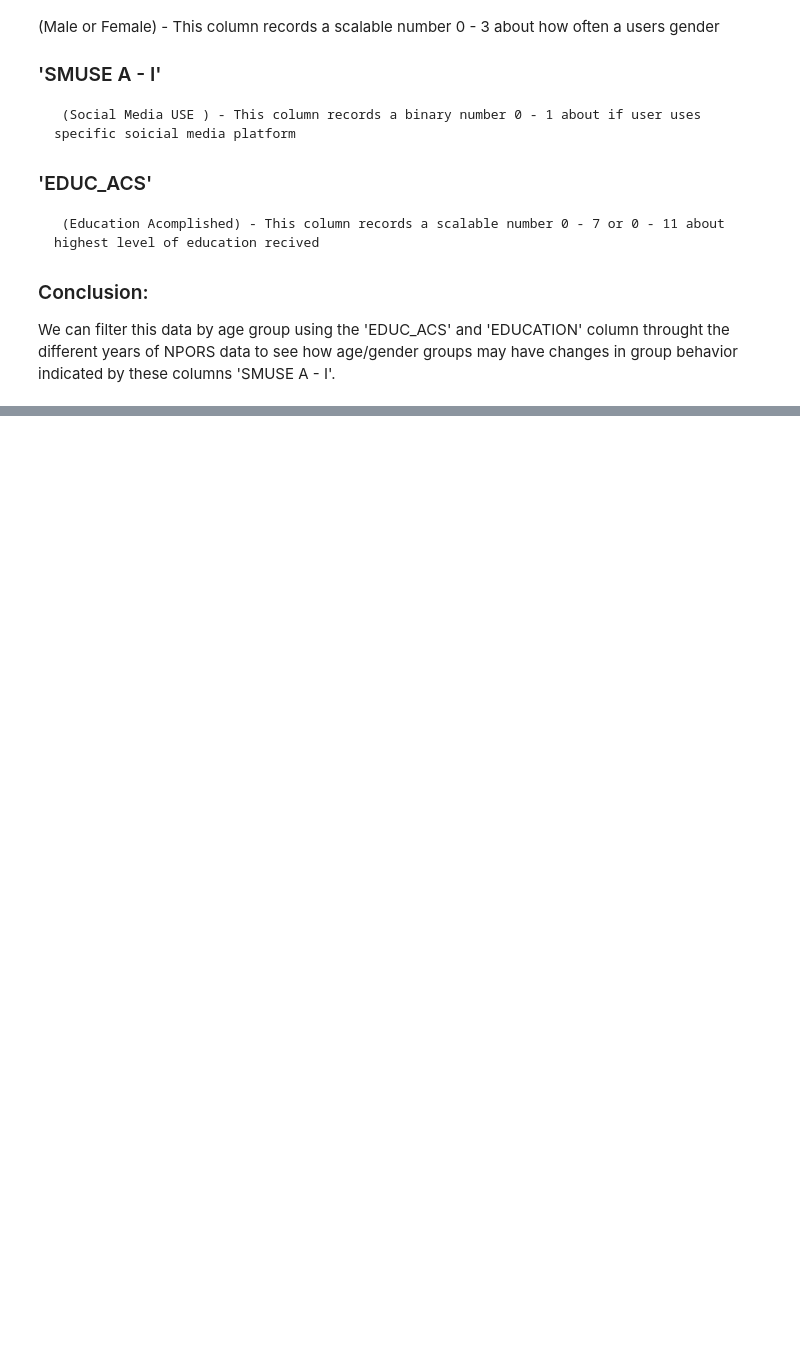
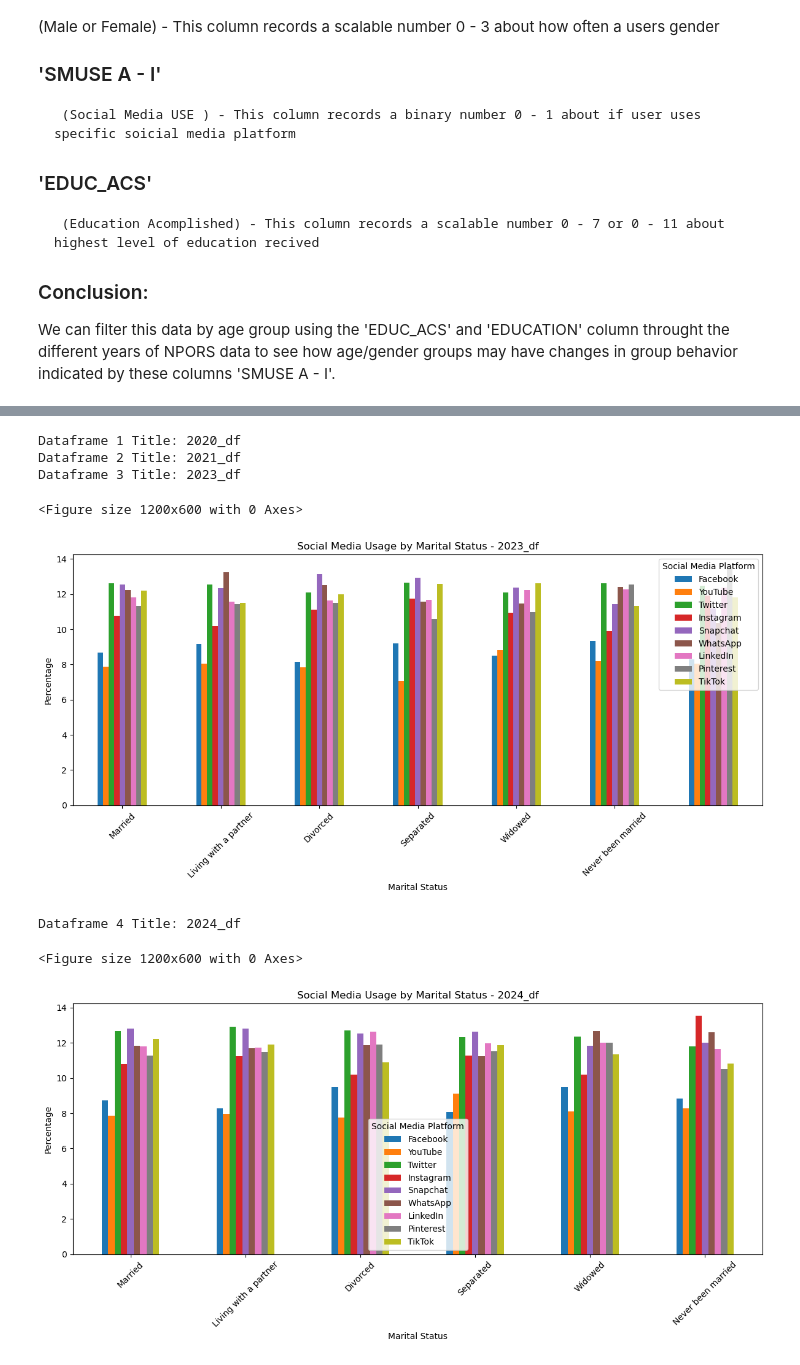
Before and after one commit to uic-cs418/group-project-tweetbots, a Jupyter notebook: ProgressReport.ipynb, the cells around one changed output, grey strips where cells are left out. Saved outputs shown, nothing was run; the diff lists cells and outputs as text; code cells hidden in the pictures; blank space fills up the shorter version.

Commit message:
Marital Vis. + Reflection and Next Steps

```diff
--- a/ProgressReport.ipynb
+++ b/ProgressReport.ipynb
@@ -170,3 +178,69 @@ Dataframe 4 Title: 2024_df
+# %%
+combined_df = pd.DataFrame()
+names = ["2020_df", "2021_df", "2023_df", "2024_df"]
+
+for idx, df in enumerate(NPORS_df):
+    df.name = names[idx]
+
+mapping_socialmedia = {
+    'SMUSE_a': 'Facebook',
+    'SMUSE_b': 'YouTube',
+    'SMUSE_c': 'Twitter',
+    'SMUSE_d': 'Instagram',
+    'SMUSE_e': 'Snapchat',
+    'SMUSE_f': 'WhatsApp',
+    'SMUSE_g': 'LinkedIn',
+    'SMUSE_h': 'Pinterest',
+    'SMUSE_i': 'TikTok'
+}
+
+for idx, df in enumerate(NPORS_df):
+    # Print out the title of the dataframe
+    print(f"Dataframe {idx + 1} Title: {df.name if hasattr(df, 'name') else 'Unnamed'}")
+
+    # Initialize groups outside of the condition
+    groups = None
+
+    if 'MARITAL' in df:
+        groups = df.groupby(['MARITAL'])
+        group_label = 'MARITAL'
+    else:
+        pass
+
+    social_media_data = {social_media: [] for social_media in mapping_socialmedia.values()}
+    legend_labels = ["Married", "Living with a partner", "Divorced", "Separated", "Widowed", "Never been married"]  # Labels for marital status categories
+
+    # Check if groups is not None before iterating
+    if groups is not None:
+        for group_name, group_df in groups:
+            selected_data = group_df[['SMUSE_a', 'SMUSE_b', 'SMUSE_c', 'SMUSE_d', 'SMUSE_e', 'SMUSE_f', 'SMUSE_g', 'SMUSE_h', 'SMUSE_i']]
+            selected_data = selected_data.rename(columns=mapping_socialmedia)
+            # Calculate percentages
+            social_media_percentages = selected_data.div(selected_data.sum(axis=1), axis=0) * 100
+            for social_media in social_media_percentages.columns:
+                social_media_data[social_media].append(social_media_percentages[social_media].mean())
+
+        social_media_df = pd.DataFrame(social_media_data)
+        plt.figure(figsize=(12, 6))
+
+        # Plot grouped bar plot
+        social_media_df.plot(kind='bar', figsize=(12, 6))
+        plt.legend(title='Social Media Platform')
+        plt.title(f'Social Media Usage by Marital Status - {df.name if hasattr(df, "name") else "Unnamed"}')
+        plt.xlabel('Marital Status')
+        plt.ylabel('Percentage')
+        plt.xticks(range(len(legend_labels)), legend_labels, rotation=45)  # Set x-axis ticks to legend_labels
+        plt.tight_layout()
+        plt.show()
+# %% [output]
+Dataframe 1 Title: 2020_df
+Dataframe 2 Title: 2021_df
+Dataframe 3 Title: 2023_df
+<Figure size 1200x600 with 0 Axes>
+[figure, added]
+Dataframe 4 Title: 2024_df
+<Figure size 1200x600 with 0 Axes>
+[figure, added]
 # %% [markdown]
 ## _Step 3 Visualization:_
 
```
Also changed, not shown: parts of 2 cells of this notebook, 1 other file.
